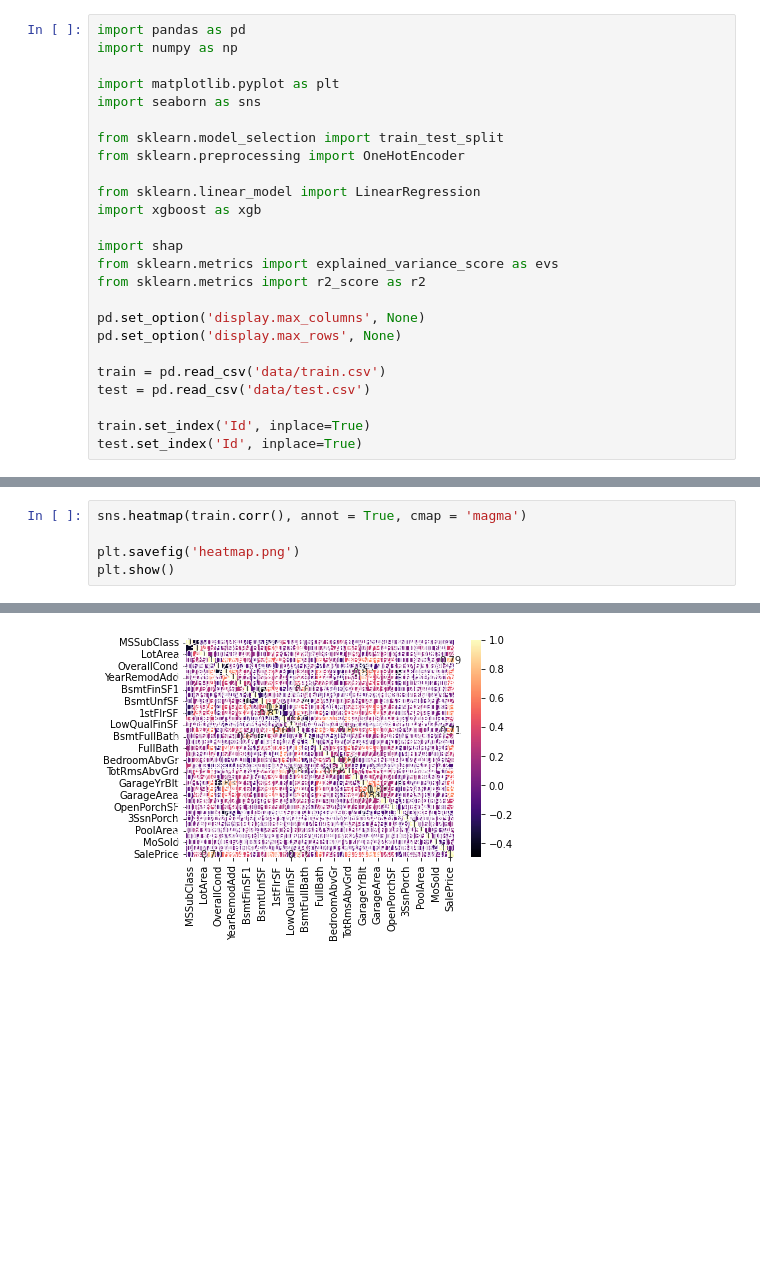
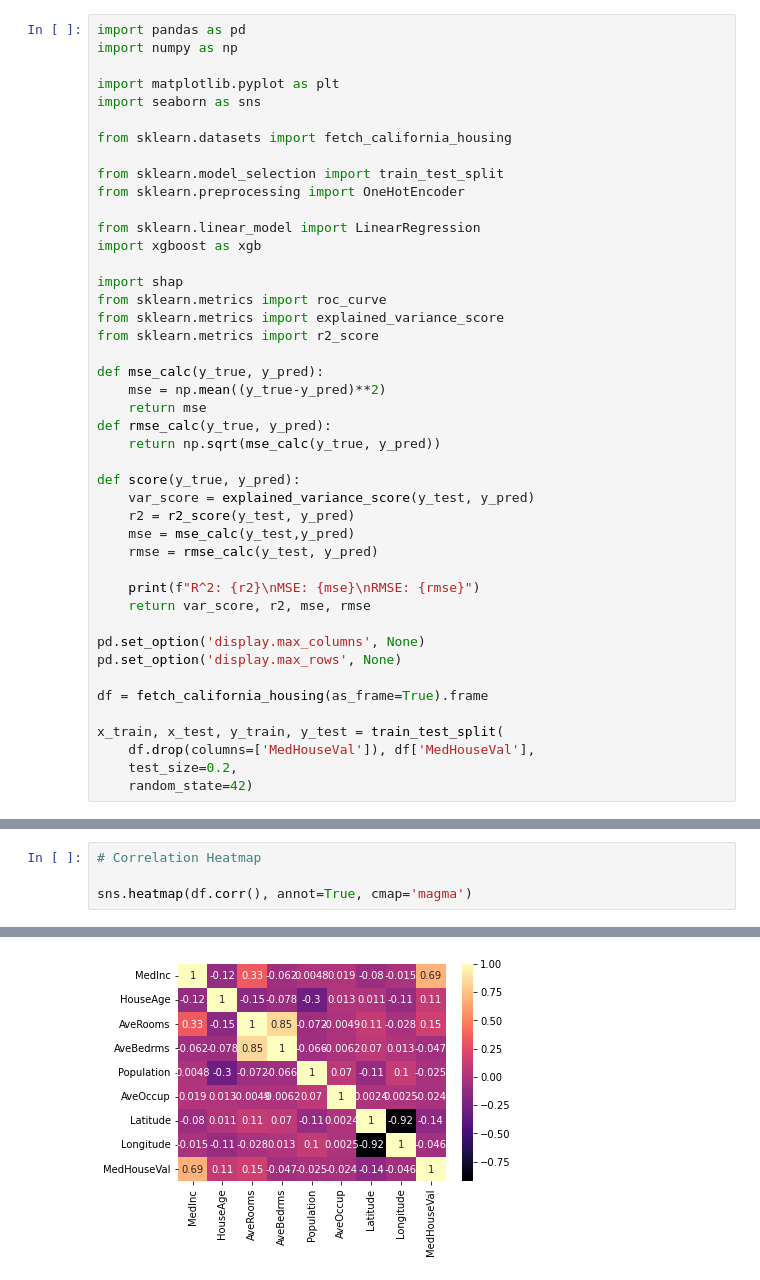
Before and after one commit to halliganbs/kaggle_housing, a Jupyter notebook: kaggle_housing.ipynb, the cells around one changed output, grey strips where cells are left out. Cells and saved outputs as stored; diff of their text form; blank space fills up the shorter version.

Commit message:
switched to sklearn for example

```diff
--- a/kaggle_housing.ipynb
+++ b/kaggle_housing.ipynb
@@ -12,6 +14,8 @@ import numpy as np
 
 import matplotlib.pyplot as plt
 import seaborn as sns
+
+from sklearn.datasets import fetch_california_housing
 
 from sklearn.model_selection import train_test_split
 from sklearn.preprocessing import OneHotEncoder
@@ -20,14 +24,31 @@ from sklearn.linear_model import LinearRegression
 import xgboost as xgb
 
 import shap
-from sklearn.metrics import explained_variance_score as evs
-from sklearn.metrics import r2_score as r2
+from sklearn.metrics import roc_curve
+from sklearn.metrics import explained_variance_score
+from sklearn.metrics import r2_score
+
+def mse_calc(y_true, y_pred):
+    mse = np.mean((y_true-y_pred)**2)
+    return mse
+def rmse_calc(y_true, y_pred):
+    return np.sqrt(mse_calc(y_true, y_pred))
+
+def score(y_true, y_pred):
+    var_score = explained_variance_score(y_test, y_pred)
+    r2 = r2_score(y_test, y_pred)
+    mse = mse_calc(y_test,y_pred)
+    rmse = rmse_calc(y_test, y_pred)
+
+    print(f"R^2: {r2}\nMSE: {mse}\nRMSE: {rmse}")
+    return var_score, r2, mse, rmse
 
 pd.set_option('display.max_columns', None)
 pd.set_option('display.max_rows', None)
 
-train = pd.read_csv('data/train.csv')
-test = pd.read_csv('data/test.csv')
+df = fetch_california_housing(as_frame=True).frame
 
-train.set_index('Id', inplace=True)
-test.set_index('Id', inplace=True)
+x_train, x_test, y_train, y_test = train_test_split(
+    df.drop(columns=['MedHouseVal']), df['MedHouseVal'],
+    test_size=0.2,
+    random_state=42)
@@ -54,6 +69,5 @@ plt.show()
 # %%
-sns.heatmap(train.corr(), annot = True, cmap = 'magma')
+# Correlation Heatmap
 
-plt.savefig('heatmap.png')
-plt.show()
+sns.heatmap(df.corr(), annot=True, cmap='magma')
 # %% [output]
@@ -60 +75 @@ plt.show()
-[figure, old version]
+[figure, new version]
```
Also changed, not shown: parts of 16 cells of this notebook, 1 other file.
